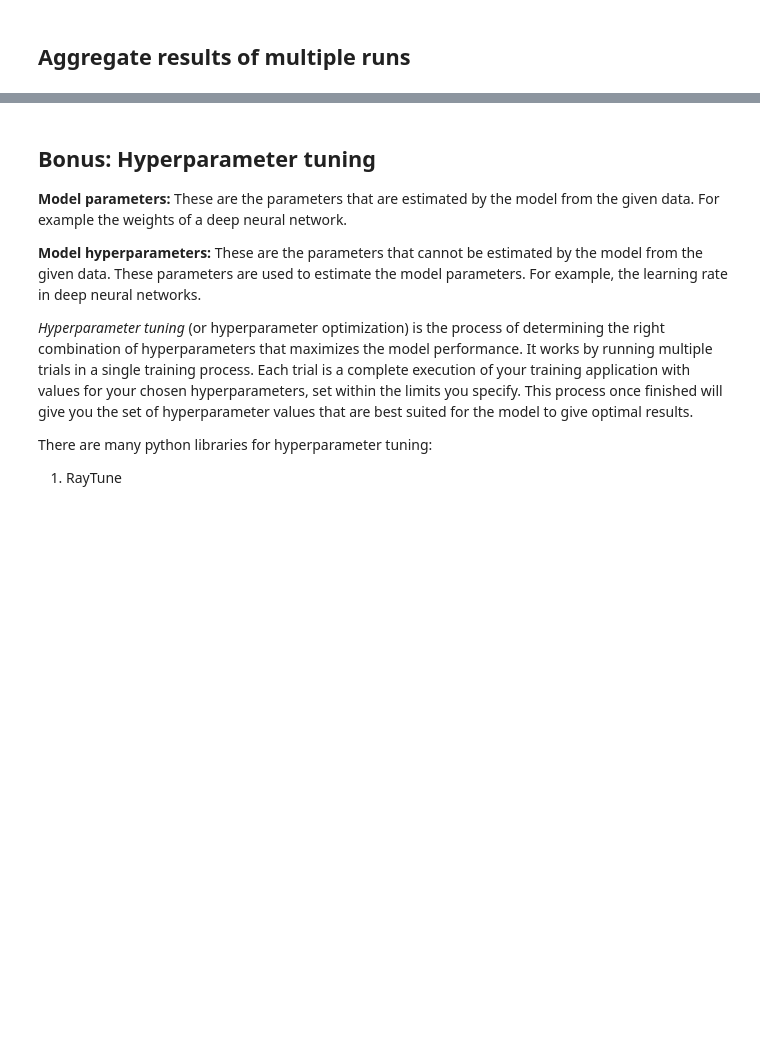
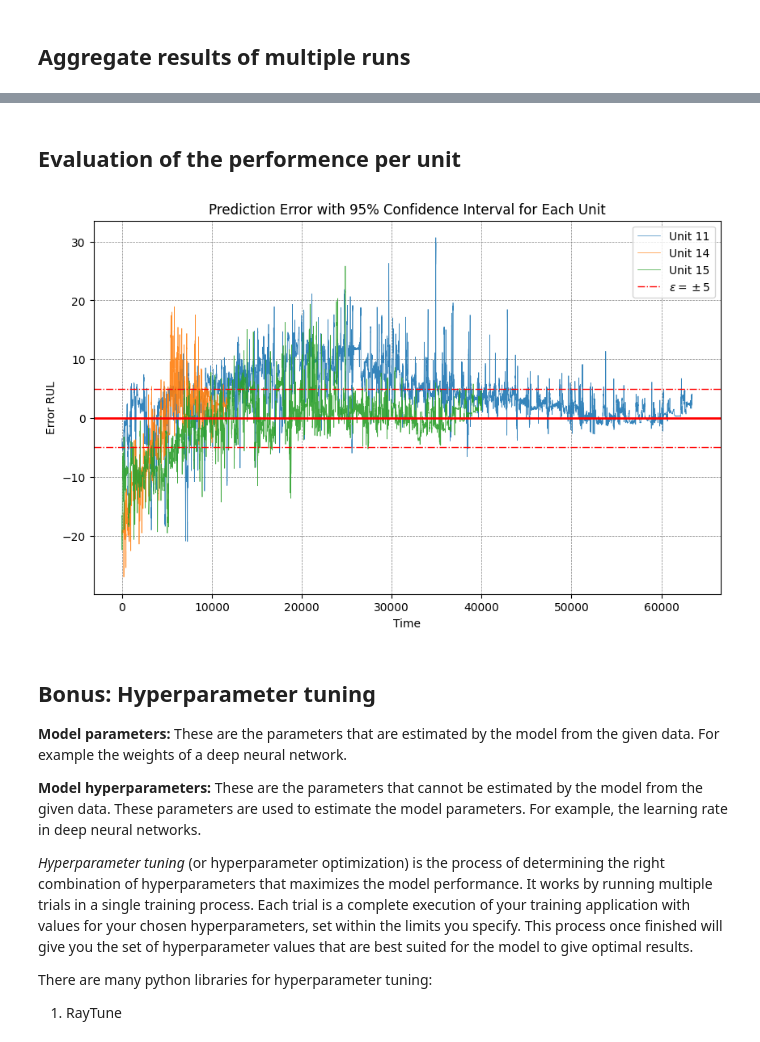
Before and after one commit to mmagnin-hub/CIVIL426_3, a Jupyter notebook: 03-assignment_1dcnn_prognostics.ipynb, the cells around one changed output, grey strips where cells are left out. Drawn from its saved outputs; the diff is of its cells as text; code cells hidden in the pictures; blank space fills up the shorter version.

```diff
--- a/03-assignment_1dcnn_prognostics.ipynb
+++ b/03-assignment_1dcnn_prognostics.ipynb
@@ -767,18 +767,19 @@ DEFAULT_PARAMS = {
     # CNN model parameters
     'in_channels': 18,
     'out_channels': 1,
-    'window': 50, # 'window': 50,
+    'window': 50,
     'n_ch': 10,
     'n_k': 10,
     'n_hidden': 50,
     'n_layers': 3,
-    'dropout': 0., # not implemented yet
+    'batch_norm': False,
+    'dropout': 0.,
     'padding': 'same',
     # training parameters
     'batch_size': 256,
     'base_lr': 1e-3,
     'weight_decay': 1e-5,
-    'max_epochs': 1 #50
+    'max_epochs': 3 #50
 }
 
 DATASETS = create_datasets(df, window_size=DEFAULT_PARAMS['window'], train_units=TRAIN_UNITS, test_units=TEST_UNITS)
@@ -796,7 +797,7 @@ model = CNN(
   n_k=DEFAULT_PARAMS['n_k'],
   n_hidden=DEFAULT_PARAMS['n_hidden'],
   n_layers=DEFAULT_PARAMS['n_layers'],
-  batch_norm=False,
+  batch_norm=DEFAULT_PARAMS['batch_norm']
   dropout=DEFAULT_PARAMS['dropout'],
 )
 print(model)
@@ -1108,3 +1195,59 @@ Training model for 1 epochs...
+# %% [markdown]
+## Evaluation of the performence per unit
+# %%
+
+# Step 1: Identify change indices in `df_test['true']`
+change_indices = df_test.index[(df_test['true'].shift(1) == 0) & (df_test['true'] > 0)].tolist()
+
+# Add the first and last index to cover all intervals
+split_indices = np.concatenate(([0], change_indices, [len(df_test)]))
+
+# Step 2: Separate `predictions_df` into a dictionary based on unique intervals
+predictions_dict_unit = {i: predictions_df.iloc[split_indices[i]:split_indices[i+1]] for i in range(len(split_indices) - 1)}
+
+# Initialize the plot
+plt.figure(figsize=(10, 6))
+
+# Step 3: Calculate and plot mean, standard deviation, and confidence intervals for each unit segment
+colors = ['#1f77b4', '#ff7f0e', '#2ca02c']  # Define colors for each unit
+
+for index, predictions_df_unit in predictions_dict_unit.items():
+    # Calculate mean and confidence interval for each point in the segment
+    mean_prediction = predictions_df_unit.mean(axis=1)  # Mean prediction at each point
+    std_prediction = predictions_df_unit.std(axis=1)    # Standard deviation at each point
+    confidence_interval = 1.96 * std_prediction / np.sqrt(N_RUNS)  # 95% confidence interval
+
+    # Define x values starting from 0 for each segment
+    x_values = np.arange(len(mean_prediction))
+
+    # Plot mean prediction with confidence interval for the current segment
+    unit_label = f"Unit {TEST_UNITS[index]}"  # Label for the current unit
+    plt.plot(x_values, mean_prediction, label=f'{unit_label}', color=colors[index], alpha=0.9, linewidth=0.5)  # Set a thinner line width
+    plt.fill_between(
+        x_values,
+        mean_prediction - confidence_interval,
+        mean_prediction + confidence_interval,
+        color=colors[index],
+        alpha=0.2  # Keep the confidence interval fill transparency
+    )
+
+# Add ±5 horizontal lines with a dashed red line
+plt.axhline(y=5, color='red', linestyle='-.', linewidth=1, label=r'$\epsilon = \pm 5$')
+plt.axhline(y=-5, color='red', linestyle='-.', linewidth=1)
+
+# Add a solid line at 0 for reference
+plt.axhline(y=0, color='red', linestyle='-', linewidth=2)
+
+# Formatting the plot
+plt.xlabel('Time')
+plt.ylabel('Error RUL')
+plt.title('Prediction Error with 95% Confidence Interval for Each Unit')
+plt.legend()
+plt.grid(True, which='both', linestyle='--', linewidth=0.5, color='gray')  # Optional: add grid lines
+
+plt.show()
+# %% [output]
+[figure, added]
 # %% [markdown]
 ## Bonus: Hyperparameter tuning
 
```
Also changed, not shown: parts of 6 cells of this notebook.
